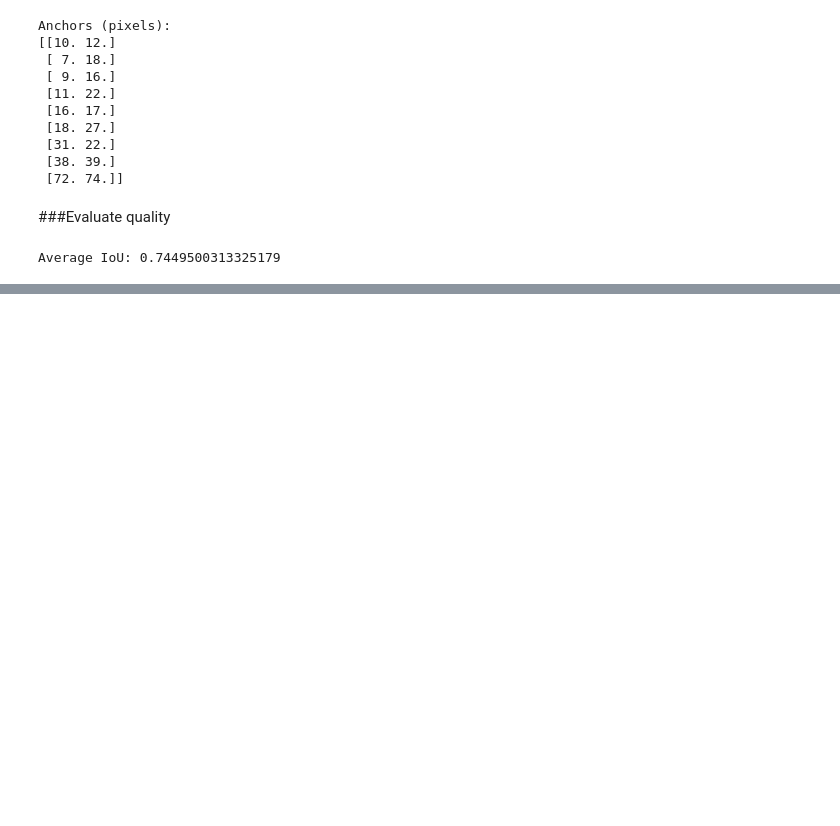
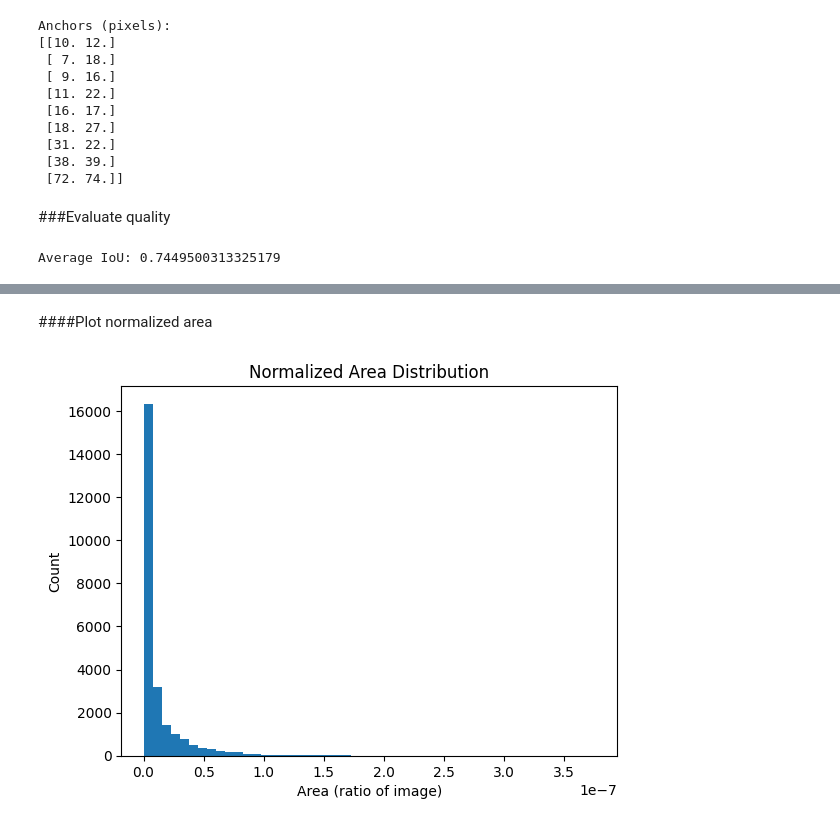
Before and after one commit to FaridRash/-thermal-uav-object-detection, a Jupyter notebook: Notebooks/Farid_1st.ipynb, the cells around one changed output, grey strips where cells are left out. Cells and saved outputs as stored; diff of their text form; code cells hidden in the pictures; blank space fills up the shorter version.

```diff
--- a/Notebooks/Farid_1st.ipynb
+++ b/Notebooks/Farid_1st.ipynb
@@ -323,0 +370,18 @@ Average IoU: 0.7449500313325179
+# %%
+IMG_W = 640
+IMG_H = 512
+
+df["width_norm"] = df["width"] / IMG_W
+df["height_norm"] = df["height"] / IMG_H
+df["area_norm"] = df["area"] / (IMG_W * IMG_H)
+# %% [markdown]
+####Plot normalized area
+# %%
+plt.figure()
+plt.hist(df["area_norm"], bins=50)
+plt.title("Normalized Area Distribution")
+plt.xlabel("Area (ratio of image)")
+plt.ylabel("Count")
+plt.show()
+# %% [output]
+[figure, added]
```
Also changed, not shown: parts of 13 cells of this notebook.
